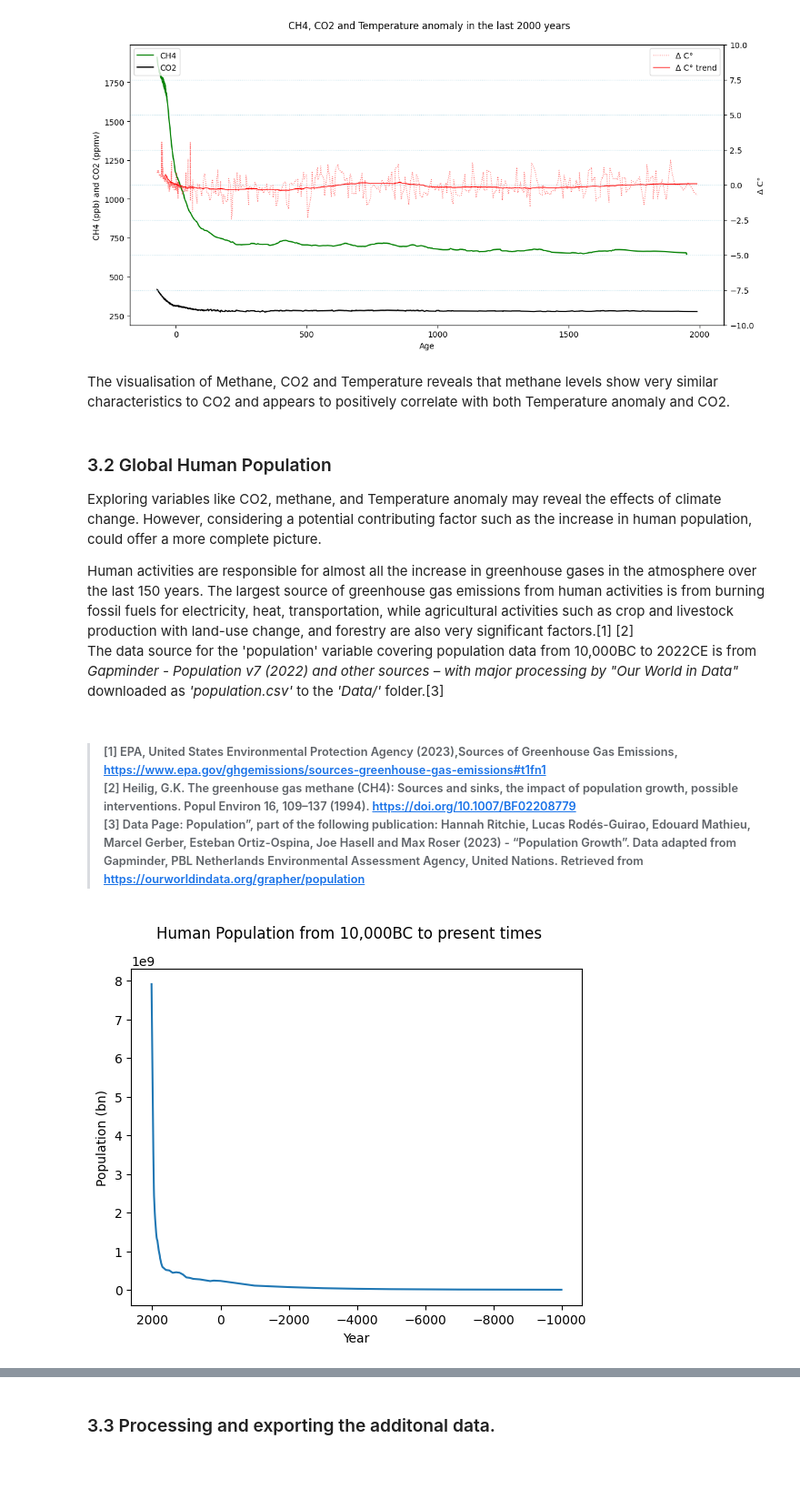
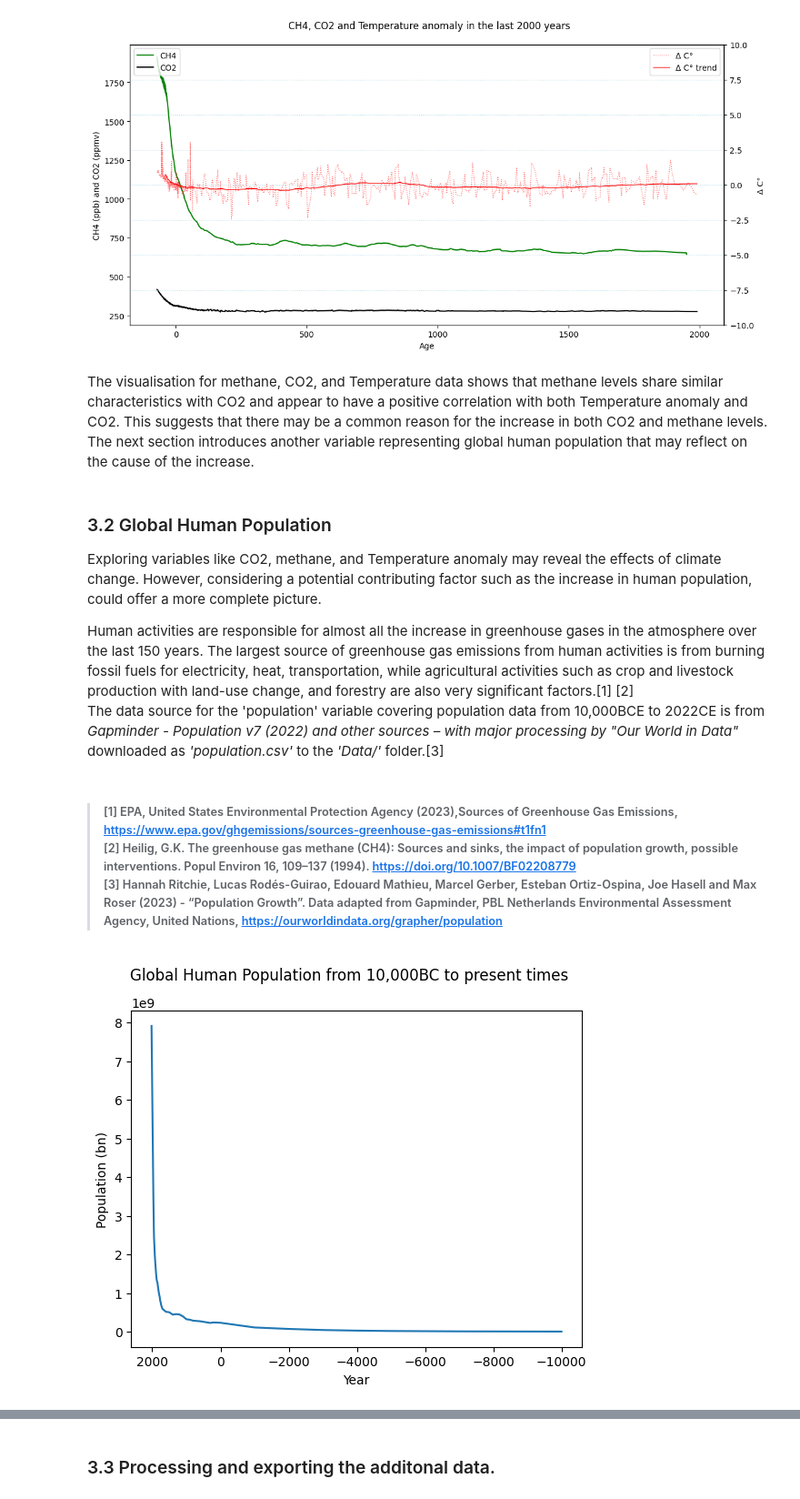
Before and after one commit to noyo0/ProgrammingForDataAnalysis_Project2, a Jupyter notebook: Project2/Project2.ipynb, the cells around one changed output, grey strips where cells are left out. Shown at 91% size. Cells and saved outputs as stored; diff of their text form; code cells hidden in the pictures; blank space fills up the shorter version.

```diff
--- a/Project2/Project2.ipynb
+++ b/Project2/Project2.ipynb
@@ -883,32 +892,33 @@ plt.tight_layout()
 plt.show()
 # %% [output]
 [figure]
-# %% [markdown]
-The visualisation of Methane, CO2 and Temperature reveals that methane levels show very similar characteristics to CO2 and appears to positively correlate with both Temperature anomaly and CO2.
+# %% [markdown]
+The visualisation for methane, CO2, and Temperature data shows that methane levels share similar characteristics with CO2 and appear to have a positive correlation with both Temperature anomaly and CO2. This suggests that there may be a common reason for the increase in both CO2 and methane levels. The next section introduces another variable representing global human population that may reflect on the cause of the increase.
 # %% [markdown]
 ### 3.2 Global Human Population
 
 Exploring variables like CO2, methane, and Temperature anomaly may reveal the effects of climate change. However, considering a potential contributing factor such as the increase in human population, could offer a more complete picture.<br>
 
 Human activities are responsible for almost all the increase in greenhouse gases in the atmosphere over the last 150 years. The largest source of greenhouse gas emissions from human activities is from burning fossil fuels for electricity, heat, transportation, while agricultural activities such as crop and livestock production with land-use change, and forestry are also very significant factors.[1] [2] <br>
-The data source for the 'population' variable covering population data from 10,000BC to 2022CE is from *Gapminder - Population v7 (2022) and other sources – with major processing by "Our World in Data"* downloaded as *'population.csv'* to the *'Data/'* folder.[3]
+The data source for the 'population' variable covering population data from 10,000BCE to 2022CE is from *Gapminder - Population v7 (2022) and other sources – with major processing by "Our World in Data"* downloaded as *'population.csv'* to the *'Data/'* folder.[3]
 # %% [markdown]
-> ###### [1] EPA, United States Environmental Protection Agency (2023),Sources of Greenhouse Gas Emissions, https://www.epa.gov/ghgemissions/sources-greenhouse-gas-emissions#t1fn1 <br>[2] Heilig, G.K. The greenhouse gas methane (CH4): Sources and sinks, the impact of population growth, possible interventions. Popul Environ 16, 109–137 (1994). https://doi.org/10.1007/BF02208779 <br> [3] Data Page: Population”, part of the following publication: Hannah Ritchie, Lucas Rodés-Guirao, Edouard Mathieu, Marcel Gerber, Esteban Ortiz-Ospina, Joe Hasell and Max Roser (2023) - “Population Growth”. Data adapted from Gapminder, PBL Netherlands Environmental Assessment Agency, United Nations. Retrieved from https://ourworldindata.org/grapher/population
+> ###### [1] EPA, United States Environmental Protection Agency (2023),Sources of Greenhouse Gas Emissions, https://www.epa.gov/ghgemissions/sources-greenhouse-gas-emissions#t1fn1 <br>[2] Heilig, G.K. The greenhouse gas methane (CH4): Sources and sinks, the impact of population growth, possible interventions. Popul Environ 16, 109–137 (1994). https://doi.org/10.1007/BF02208779 <br> [3] Hannah Ritchie, Lucas Rodés-Guirao, Edouard Mathieu, Marcel Gerber, Esteban Ortiz-Ospina, Joe Hasell and Max Roser (2023) - “Population Growth”. Data adapted from Gapminder, PBL Netherlands Environmental Assessment Agency, United Nations, https://ourworldindata.org/grapher/population
 # %%
-#get global population data to verify anthropogenic causes
-#“Data Page: Population”, part of the following publication: Hannah Ritchie, Lucas Rodés-Guirao, Edouard Mathieu, Marcel Gerber, Esteban Ortiz-Ospina, Joe Hasell and Max Roser (2023) - “Population Growth”. Data adapted from Gapminder, PBL Netherlands Environmental Assessment Agency, United Nations. Retrieved from https://ourworldindata.org/grapher/population [online resource]
-population = pd.read_csv('Data\population.csv')
-#population.columns
+# read in global population data
+#“Data ref: Population”, part of the following publication: Hannah Ritchie, Lucas Rodés-Guirao, Edouard Mathieu, Marcel Gerber, Esteban Ortiz-Ospina, Joe Hasell and Max Roser (2023) - “Population Growth”. Data adapted from Gapminder, PBL Netherlands Environmental Assessment Agency, United Nations. Retrieved from https://ourworldindata.org/grapher/population
+population = pd.read_csv('Data\population.csv')#read in data
 population = population.rename(columns={'Population (historical estimates)': 'Population'})
-population = population.drop(['Code'], axis=1)
-population = population[population['Entity'] == 'World']
+population = population.drop(['Code'], axis=1)#drop irrelevant columns
+population = population[population['Entity'] == 'World'] #filter for World population only (source has populations by regions as well)
 population['Population(bn)'] = round(population['Population'] / 1000000000, 3) # population in billions
 population['Age'] = 1950-round(population['Year']) # calculate Age to align with existing data structure
+#visualise result
 plt.plot(population['Year'],population['Population'])
-plt.suptitle('Human Population from 10,000BC to present times')
+plt.suptitle('Global Human Population from 10,000BC to present times')
 plt.xlabel('Year')
 plt.ylabel('Population (bn)')
-plt.gca().invert_xaxis() #invert axis ref: https://www.statology.org/matplotlib-reverse-axis/
+plt.gca().invert_xaxis() #invert axis to match direction of previous visualisations
 plt.show()
+#invert axis (ref: https://www.statology.org/matplotlib-reverse-axis/)
 # %% [output]
-[figure, old version]
+[figure, new version]
```
Also changed, not shown: parts of 25 cells of this notebook, 1 other file.
